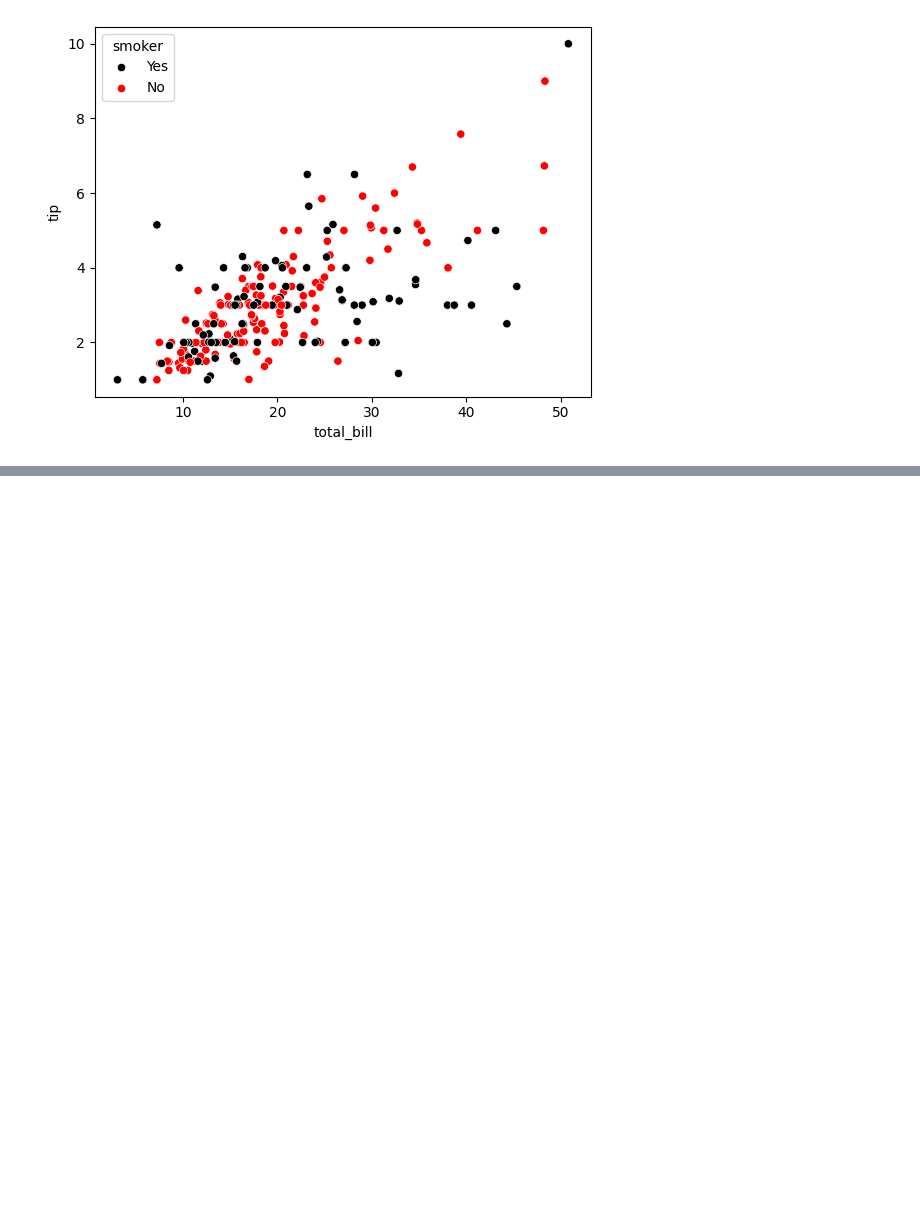
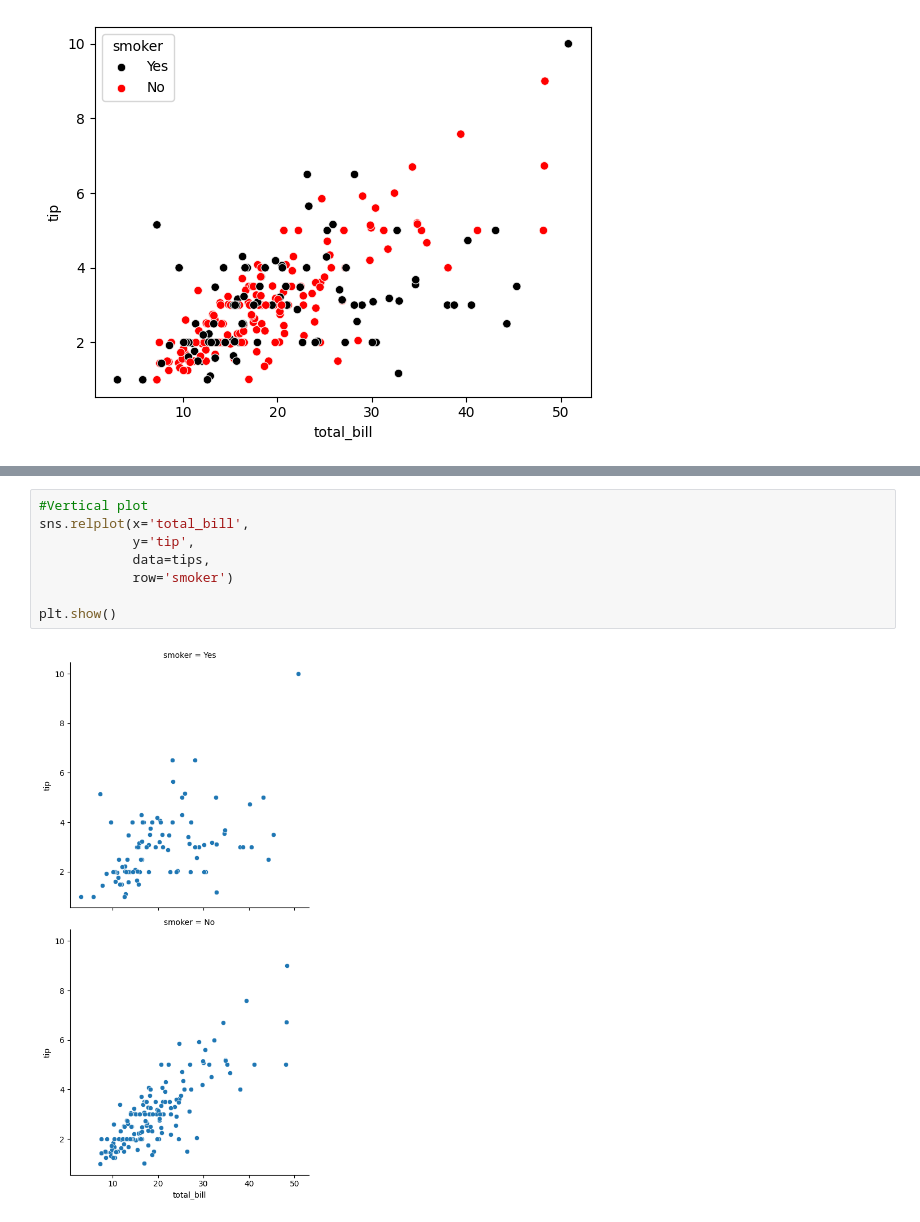
Before and after one commit to HABUDANHAYABK/Associate-Data-Scientist-in-Python, a Jupyter notebook: Data_Visualization_with_Seaborn/Rational_plots.ipynb, the cells around one changed output, grey strips where cells are left out. Cells and saved outputs as stored; diff of their text form; blank space fills up the shorter version.

```diff
--- a/Data_Visualization_with_Seaborn/Rational_plots.ipynb
+++ b/Data_Visualization_with_Seaborn/Rational_plots.ipynb
@@ -55,0 +70,10 @@ plt.show()
+# %%
+#Vertical plot
+sns.relplot(x='total_bill',
+            y='tip',
+            data=tips,
+            row='smoker')
+
+plt.show()
+# %% [output]
+[figure, added]
```
Also changed, not shown: parts of 2 cells of this notebook.
